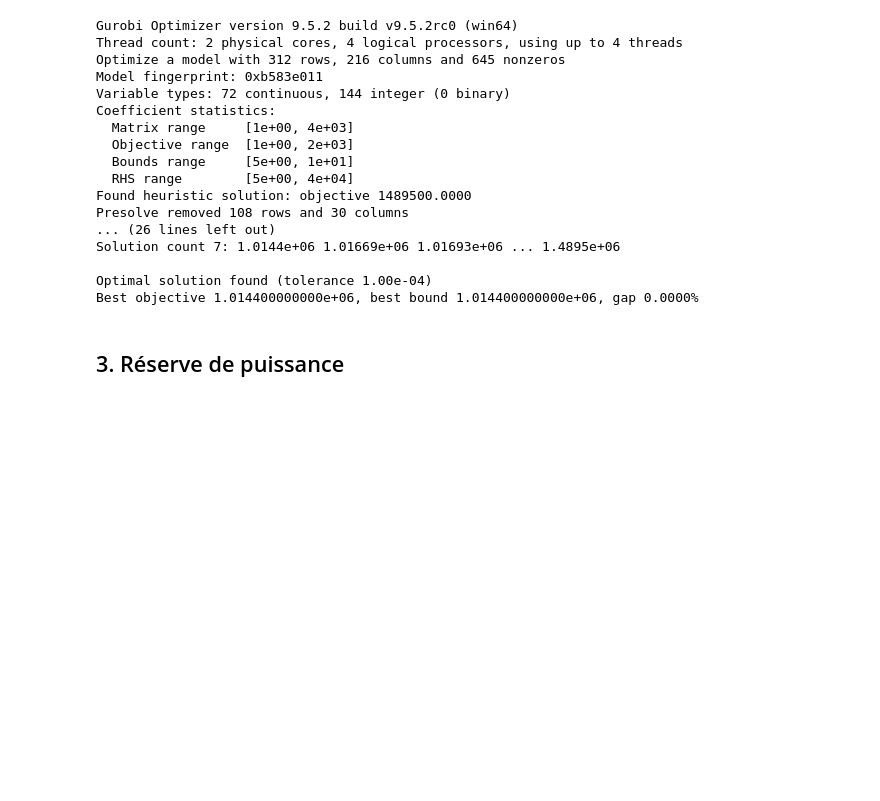
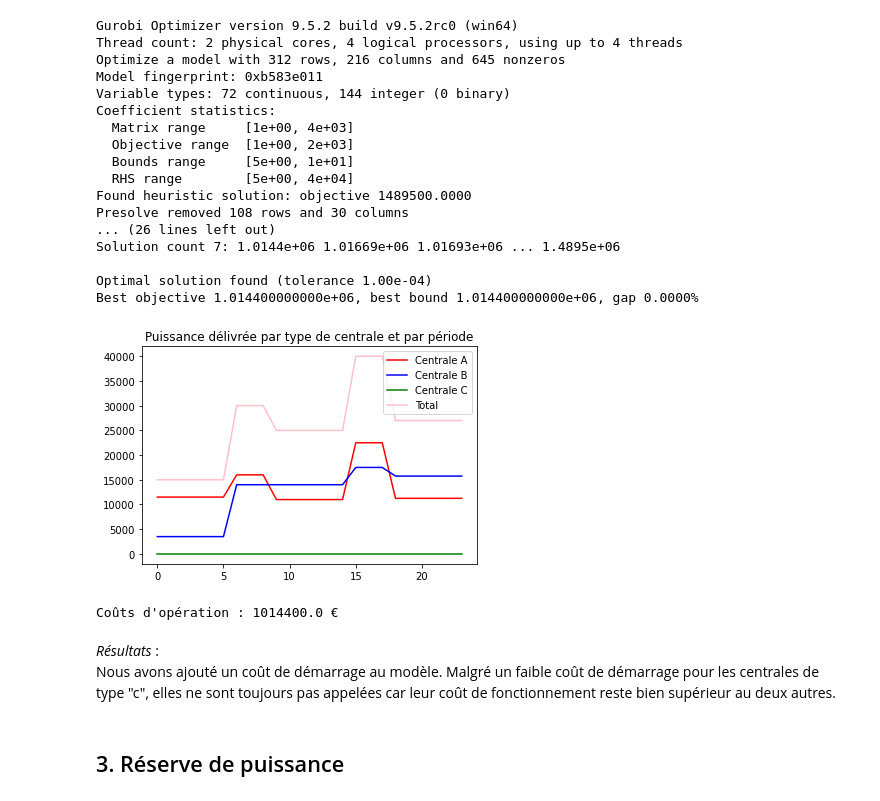
Before and after one commit to ValentinLassaigne/LP, a Jupyter notebook: Projet Optim Lineaire.ipynb, the cells around one changed output. Drawn from its saved outputs; the diff is of its cells as text; code cells hidden in the pictures; blank space fills up the shorter version.

```diff
--- a/Projet Optim Lineaire.ipynb
+++ b/Projet Optim Lineaire.ipynb
@@ -390,6 +379,14 @@ Solution count 7: 1.0144e+06 1.01669e+06 1.01693e+06 ... 1.4895e+06
 
 Optimal solution found (tolerance 1.00e-04)
 Best objective 1.014400000000e+06, best bound 1.014400000000e+06, gap 0.0000%
+# %%
+Graph_puiss()
+# %% [output]
+[figure, added]
+Coûts d'opération : 1014400.0 €
+# %% [markdown]
+*Résultats* :<br>
+Nous avons ajouté un coût de démarrage au modèle. Malgré un faible coût de démarrage pour les centrales de type "c", elles ne sont toujours pas appelées car leur coût de fonctionnement reste bien supérieur au deux autres.
 # %% [markdown]
 ## 3. Réserve de puissance
 # %% [markdown]
```
Also changed, not shown: parts of 44 cells of this notebook.
